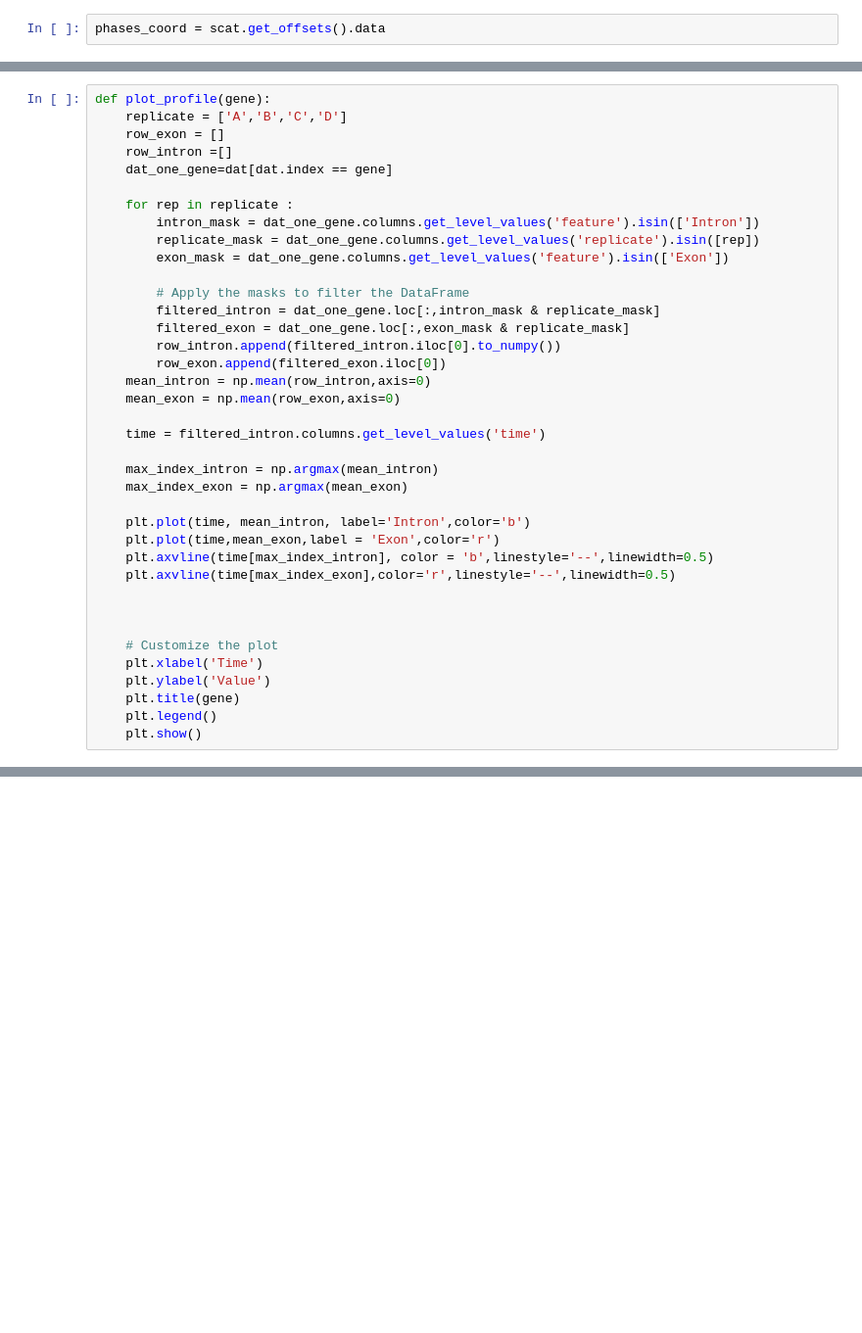
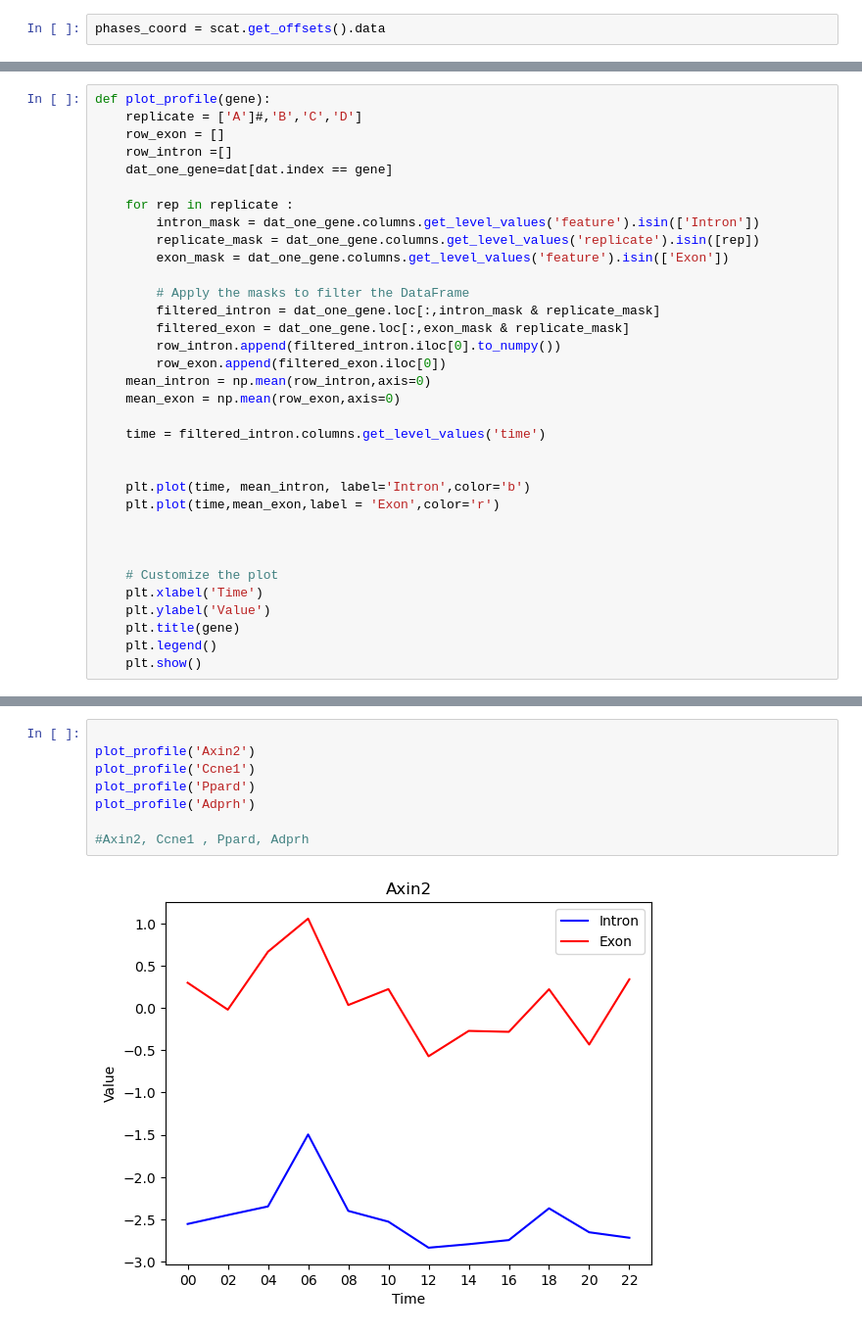
Before and after one commit to morri4shao/Genome-to-Function-class-project3, a Jupyter notebook: Exercise_Week11_12_B_final_FN.ipynb, the cells around one changed output, grey strips where cells are left out. Shown: that part at 98% size. Drawn from its saved outputs; the diff is of its cells as text; blank space fills up the shorter version.

```diff
--- a/Exercise_Week11_12_B_final_FN.ipynb
+++ b/Exercise_Week11_12_B_final_FN.ipynb
@@ -713,6 +720,6 @@ gene_long = long_genes[1]
 # %%
 def plot_profile(gene):
-    replicate = ['A','B','C','D']
+    replicate = ['A']#,'B','C','D']
     row_exon = []
     row_intron =[]
     dat_one_gene=dat[dat.index == gene]
@@ -732,13 +739,9 @@ def plot_profile(gene):
 
     time = filtered_intron.columns.get_level_values('time')
 
-    max_index_intron = np.argmax(mean_intron)
-    max_index_exon = np.argmax(mean_exon)
 
     plt.plot(time, mean_intron, label='Intron',color='b')
     plt.plot(time,mean_exon,label = 'Exon',color='r')
-    plt.axvline(time[max_index_intron], color = 'b',linestyle='--',linewidth=0.5)
-    plt.axvline(time[max_index_exon],color='r',linestyle='--',linewidth=0.5)
 
 
 
@@ -753,0 +754,10 @@ for gene in short_genes:
+# %%
+
+plot_profile('Axin2')
+plot_profile('Ccne1')
+plot_profile('Ppard')
+plot_profile('Adprh')
+
+#Axin2, Ccne1 , Ppard, Adprh
+# %% [output]
+[figure, added]
```
Also changed, not shown: parts of 12 cells of this notebook.
